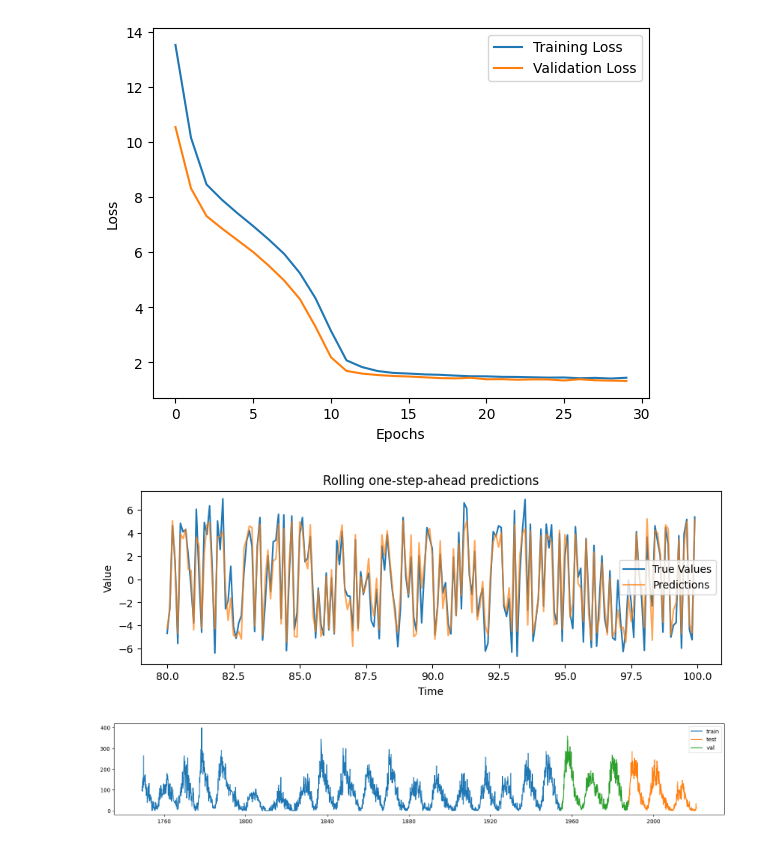
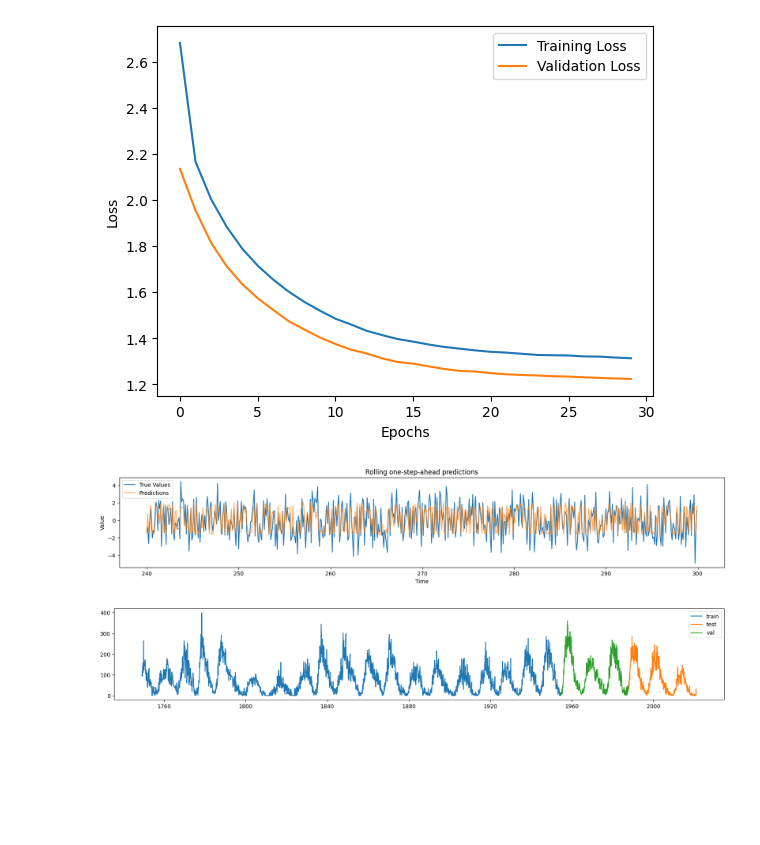
Before and after one commit to robetatis/study_notes_ml, a Jupyter notebook: sunspots.ipynb, the cells around one changed output. Cells and saved outputs as stored; diff of their text form; code cells hidden in the pictures; blank space fills up the shorter version.

```diff
--- a/sunspots.ipynb
+++ b/sunspots.ipynb
@@ -12,5 +12,5 @@ BATCH_SIZE = 10
 SHUFFLE_BUFFER = 1000
 N_EPOCHS = 30
 # %%
-time = np.arange(0, 100, 0.1)
-series = 5*np.sin(time) + np.random.randn(len(time))
+time = np.arange(0, 300, 0.1)
+series = 2*np.sin(time) + np.random.randn(len(time))
@@ -121,7 +124,7 @@ ax.set_ylabel('Loss')
 plt.legend()
 plt.show()
 # %% [output]
-[figure, old version]
+[figure, new version]
 # %%
 ypred = []
 ytest = []
@@ -131,16 +134,16 @@ for batch in test_ds:
     ypred.extend(ypred_batch.flatten())
     ytest.extend(targets.numpy().flatten())
 # %%
-fig, ax = plt.subplots(figsize=(10, 3))
+fig, ax = plt.subplots(figsize=(20, 3))
 ax.plot(test_time[WINDOW_SIZE:], ytest, label='True Values')
 ax.plot(test_time[WINDOW_SIZE:], ypred, label='Predictions', alpha=0.7)
 ax.set_xlabel('Time')
 ax.set_ylabel('Value')
 ax.legend()
 ax.set_title('Rolling one-step-ahead predictions')
 plt.show()
 # %% [output]
-[figure, old version]
+[figure, new version]
 # %%
 PATH = 'data/sunspots.csv'
 WINDOW_SIZE = 50
```
Also changed, not shown: parts of 3 cells of this notebook.
